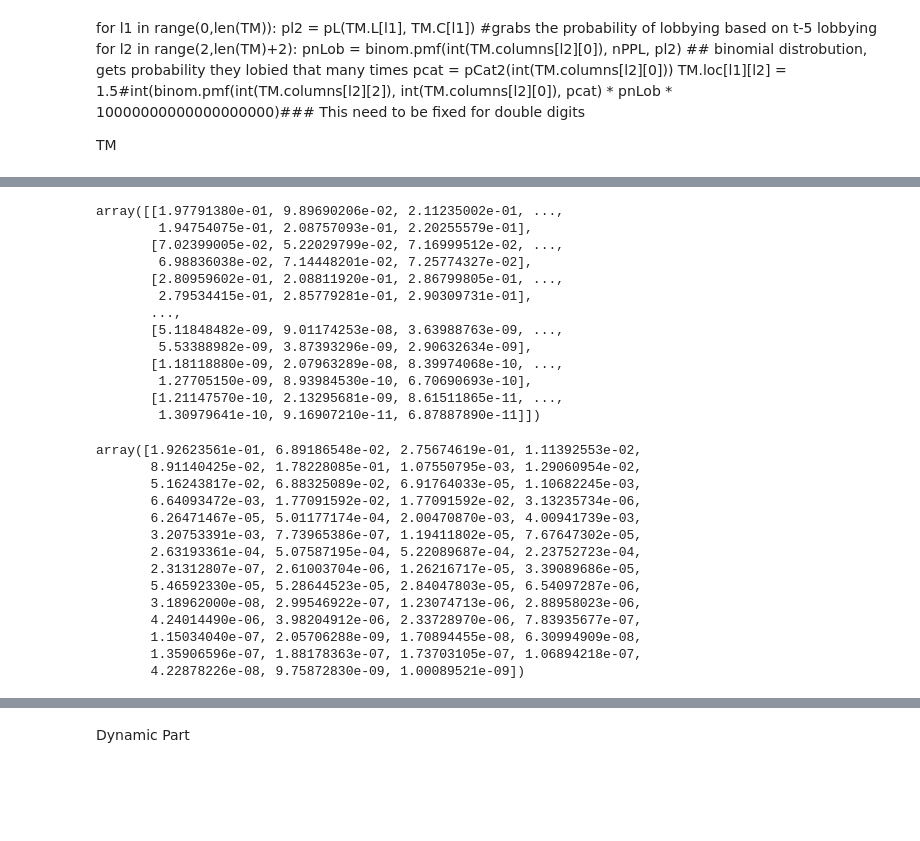
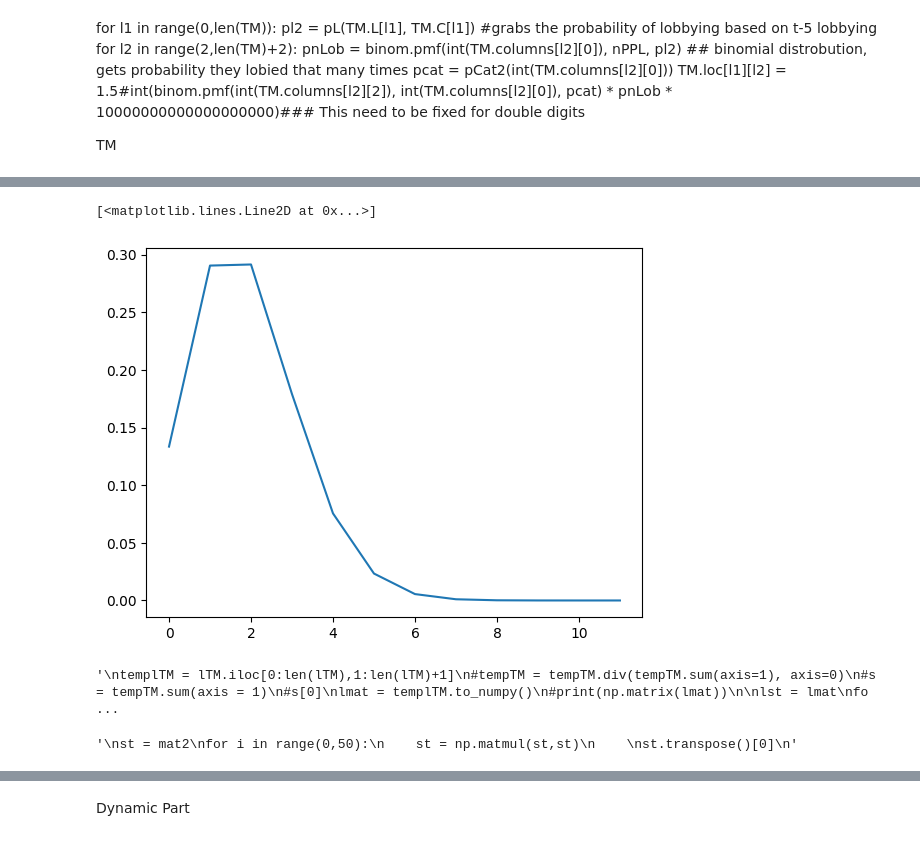
Before and after one commit to JTayMilli/391X, a Jupyter notebook: Boring.ipynb, the cells around one changed output, grey strips where cells are left out. Saved outputs shown, nothing was run; the diff lists cells and outputs as text; code cells hidden in the pictures; blank space fills up the shorter version.

```diff
--- a/Boring.ipynb
+++ b/Boring.ipynb
@@ -132,0 +119,3 @@ TM
+# %%
+cTM = TM.groupby("L").sum()
+cTM
@@ -132,0 +138,9 @@ TM
+# %%
+lTM = pd.DataFrame({'L': range(0,nPPL+1)})
+for i in range(0, nPPL + 1):
+    lTM[i] = cTM[[col for col in cTM.columns if col.split(",")[0] == str(i)]].sum(axis=1)
+lTM = lTM.div(lTM.L+1, axis=0)
+lTM.L = range(0,nPPL+1)
+
+#lTM['s'] = lTM.sum(axis  = 1) # rows sum to 1
+lTM
@@ -253,4 +267,4 @@ array([ 1.10189635e-14, -4.02455846e-15,  4.21884749e-15, -3.34801631e-16,
 # %%
-sd = pd.DataFrame({'L,C': TM.columns[2:], "prob": st[0]})
+sd = pd.DataFrame({'L': TM.L, 'C': TM.C, "prob": st[0]})
 print(sd)
 # %% [output]
@@ -273,0 +285,4 @@ print(sd)
+# %%
+csd = sd.groupby("L").sum()
+csd = csd.drop(['C'], axis = 1) #prob still sums to 1
+csd
@@ -274,39 +304,37 @@ print(sd)
+# %%
+plt.plot(csd)
+# %% [output]
+[<matplotlib.lines.Line2D at 0x...>]
+[figure, added]
+# %%
+"""
+templTM = lTM.iloc[0:len(lTM),1:len(lTM)+1]
+#tempTM = tempTM.div(tempTM.sum(axis=1), axis=0)
+#s = tempTM.sum(axis = 1)
+#s[0]
+lmat = templTM.to_numpy()
+#print(np.matrix(lmat))
+
+lst = lmat
+for i in range(0,100000):
+    lst = np.matmul(lmat,lst) #mat!
+    #st = st/st.sum(axis=1)
+
+lst[0]
+"""
+# %% [output]
+'\ntemplTM = lTM.iloc[0:len(lTM),1:len(lTM)+1]\n#tempTM = tempTM.div(tempTM.sum(axis=1), axis=0)\n#s = tempTM.sum(axis = 1)\n#s[0]\nlmat = templTM.to_numpy()\n#print(np.matrix(lmat))\n\nlst = lmat\nfo ...
 # %%
-mat2 = mat.transpose()
-mat2
+#mat2 = mat.transpose()
+#mat2
-# %% [output]
-array([[1.97791380e-01, 9.89690206e-02, 2.11235002e-01, ...,
-        1.94754075e-01, 2.08757093e-01, 2.20255579e-01],
-       [7.02399005e-02, 5.22029799e-02, 7.16999512e-02, ...,
-        6.98836038e-02, 7.14448201e-02, 7.25774327e-02],
-       [2.80959602e-01, 2.08811920e-01, 2.86799805e-01, ...,
-        2.79534415e-01, 2.85779281e-01, 2.90309731e-01],
-       ...,
-       [5.11848482e-09, 9.01174253e-08, 3.63988763e-09, ...,
-        5.53388982e-09, 3.87393296e-09, 2.90632634e-09],
-       [1.18118880e-09, 2.07963289e-08, 8.39974068e-10, ...,
-        1.27705150e-09, 8.93984530e-10, 6.70690693e-10],
-       [1.21147570e-10, 2.13295681e-09, 8.61511865e-11, ...,
-        1.30979641e-10, 9.16907210e-11, 6.87887890e-11]])
 # %%
+"""
 st = mat2
 for i in range(0,50):
     st = np.matmul(st,st)
 
 st.transpose()[0]
+"""
 # %% [output]
-array([1.92623561e-01, 6.89186548e-02, 2.75674619e-01, 1.11392553e-02,
-       8.91140425e-02, 1.78228085e-01, 1.07550795e-03, 1.29060954e-02,
-       5.16243817e-02, 6.88325089e-02, 6.91764033e-05, 1.10682245e-03,
-       6.64093472e-03, 1.77091592e-02, 1.77091592e-02, 3.13235734e-06,
-       6.26471467e-05, 5.01177174e-04, 2.00470870e-03, 4.00941739e-03,
-       3.20753391e-03, 7.73965386e-07, 1.19411802e-05, 7.67647302e-05,
-       2.63193361e-04, 5.07587195e-04, 5.22089687e-04, 2.23752723e-04,
-       2.31312807e-07, 2.61003704e-06, 1.26216717e-05, 3.39089686e-05,
-       5.46592330e-05, 5.28644523e-05, 2.84047803e-05, 6.54097287e-06,
-       3.18962000e-08, 2.99546922e-07, 1.23074713e-06, 2.88958023e-06,
-       4.24014490e-06, 3.98204912e-06, 2.33728970e-06, 7.83935677e-07,
-       1.15034040e-07, 2.05706288e-09, 1.70894455e-08, 6.30994909e-08,
-       1.35906596e-07, 1.88178363e-07, 1.73703105e-07, 1.06894218e-07,
-       4.22878226e-08, 9.75872830e-09, 1.00089521e-09])
+'\nst = mat2\nfor i in range(0,50):\n    st = np.matmul(st,st)\n    \nst.transpose()[0]\n'
 # %%
```
Also changed, not shown: parts of 25 cells of this notebook.
